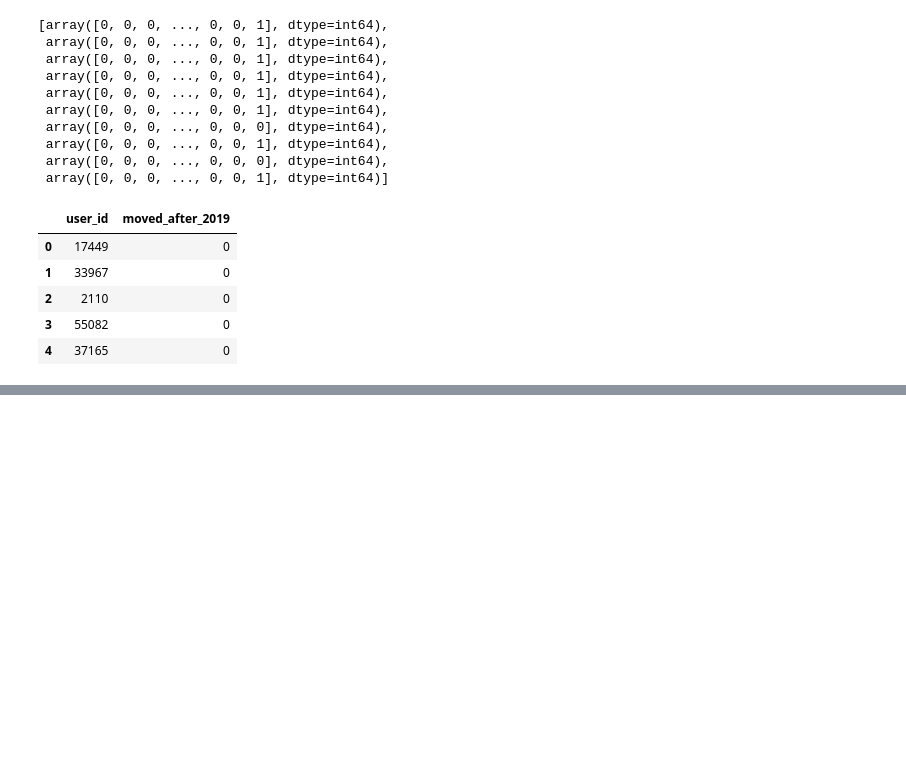
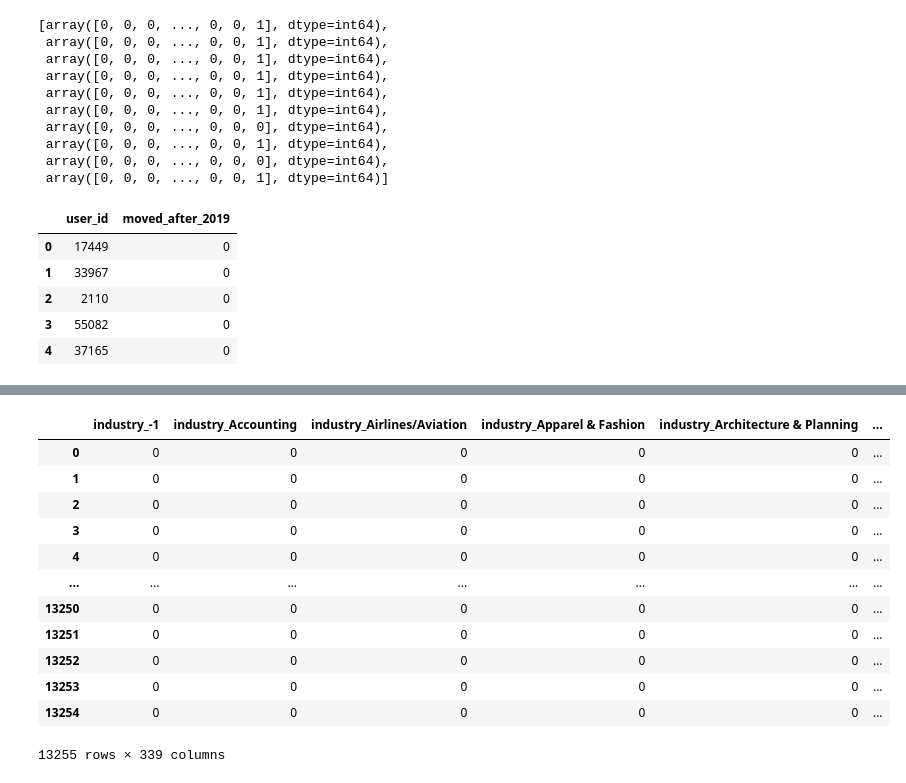
Before and after one commit to furkaneneseren/Datathon-BBVA, a Jupyter notebook: churn-with-linkedin.ipynb, the cells around one changed output, grey strips where cells are left out. Cells and saved outputs as stored; diff of their text form; code cells hidden in the pictures; blank space fills up the shorter version.

Commit message:
add skill to train test the encode skill eval it

```diff
--- a/churn-with-linkedin.ipynb
+++ b/churn-with-linkedin.ipynb
@@ -2379,0 +2419,2 @@ test.to_csv("train_user_lang_work.csv", index=False)
+# %%
+pd.set_option("display.max_rows", None)
@@ -2379,0 +2639,18 @@ test.to_csv("train_user_lang_work.csv", index=False)
+# %%
+test = pd.read_csv("./test_user_lang_work.csv")
+# %%
+test
+# %% [output]
+|  | industry_-1 | industry_Accounting | industry_Airlines/Aviation | industry_Apparel & Fashion | industry_Architecture & Planning | ... |
+| 0 | 0 | 0 | 0 | 0 | 0 | ... |
+| 1 | 0 | 0 | 0 | 0 | 0 | ... |
+| 2 | 0 | 0 | 0 | 0 | 0 | ... |
+| 3 | 0 | 0 | 0 | 0 | 0 | ... |
+| 4 | 0 | 0 | 0 | 0 | 0 | ... |
+| ... | ... | ... | ... | ... | ... | ... |
+| 13250 | 0 | 0 | 0 | 0 | 0 | ... |
+| 13251 | 0 | 0 | 0 | 0 | 0 | ... |
+| 13252 | 0 | 0 | 0 | 0 | 0 | ... |
+| 13253 | 0 | 0 | 0 | 0 | 0 | ... |
+| 13254 | 0 | 0 | 0 | 0 | 0 | ... |
+13255 rows × 339 columns
```
Also changed, not shown: parts of 45 cells of this notebook.
